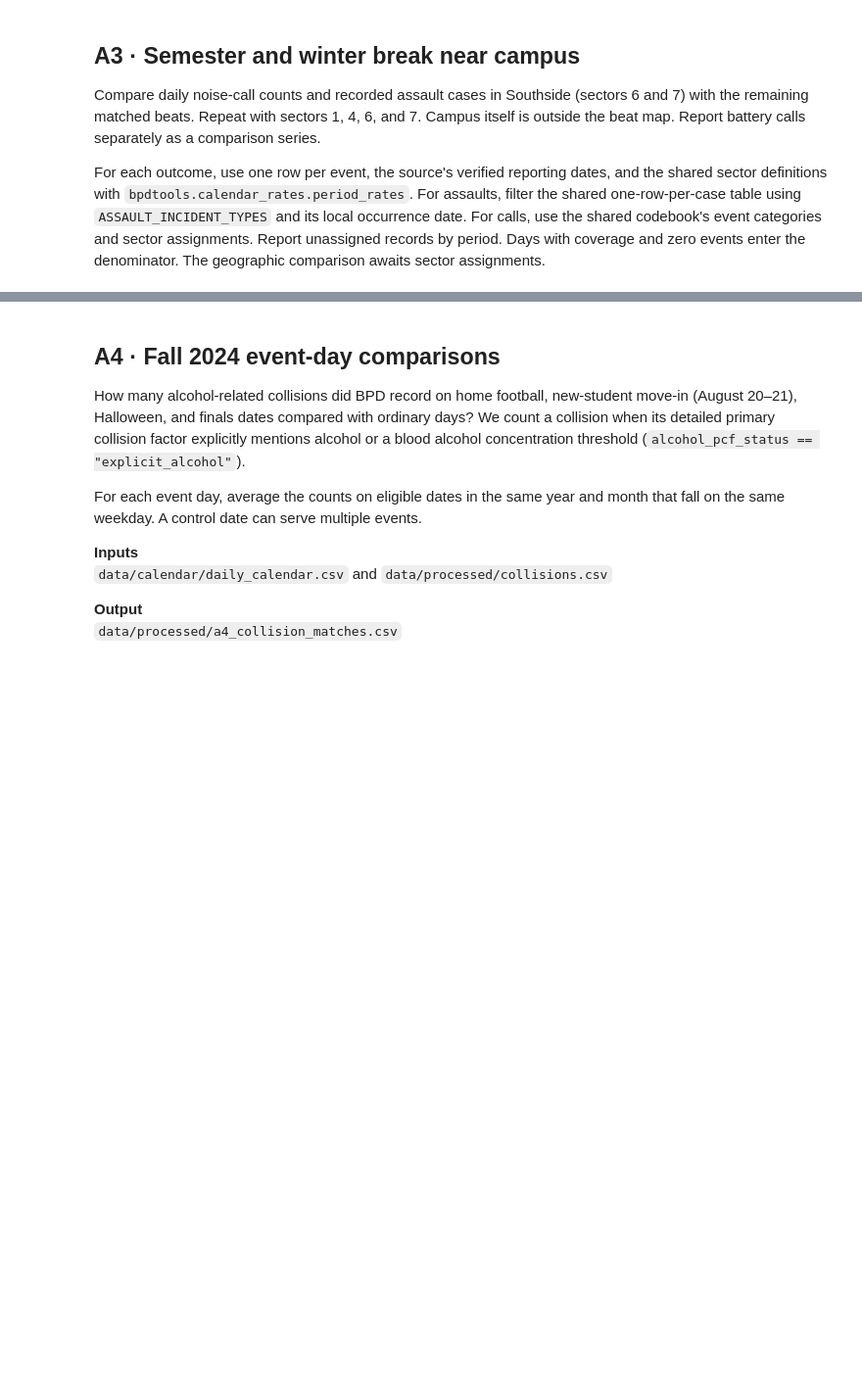
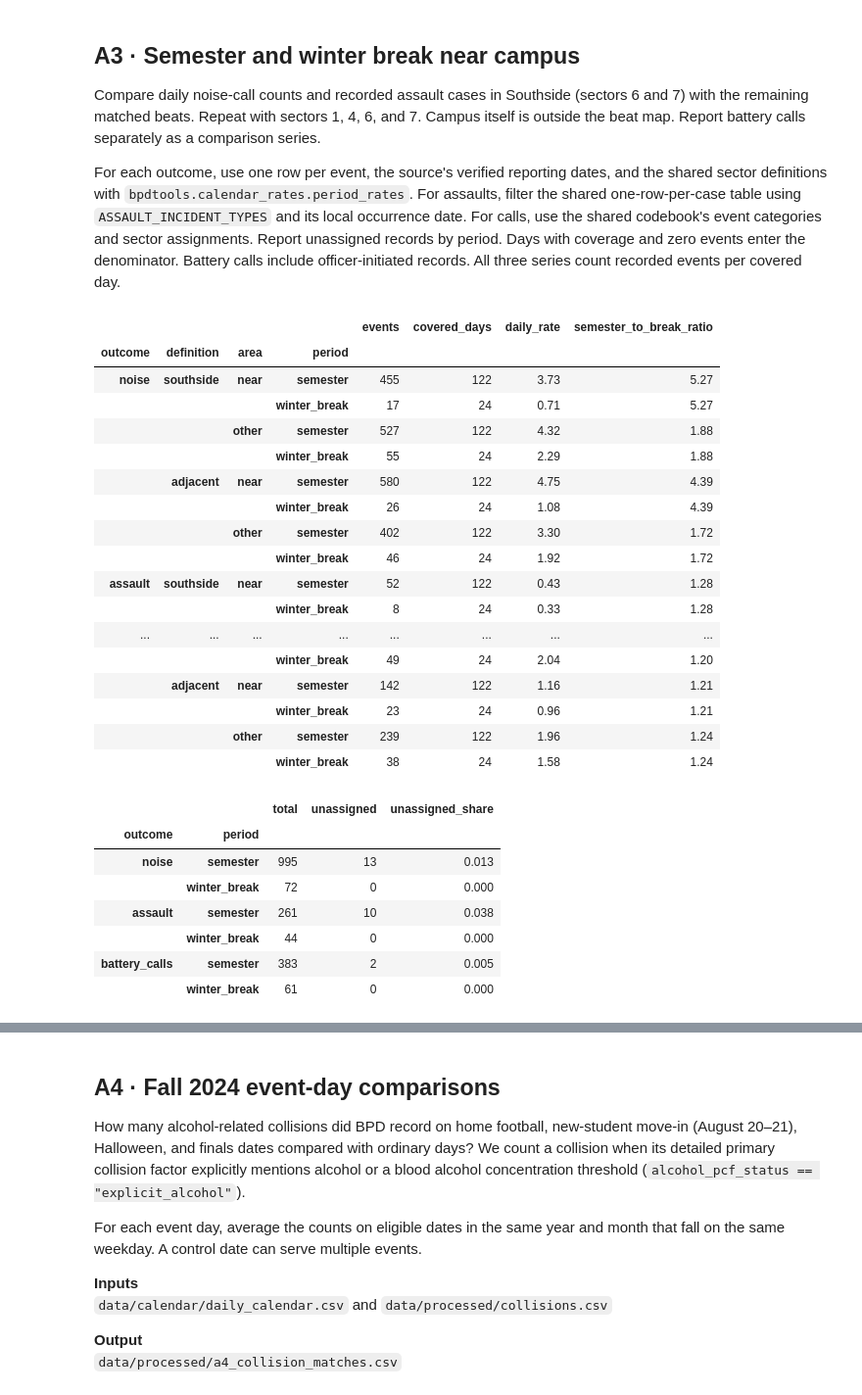
Before and after one commit to UCB-stat159-f26/final-project-team-16, a Jupyter notebook: notebooks/04_calendar.ipynb, the cells around one changed output, grey strips where cells are left out. Shown at 98% size. Saved outputs shown, nothing was run; the diff lists cells and outputs as text; code cells hidden in the pictures; blank space fills up the shorter version.

Commit message:
Compare semester and winter-break rates near campus

```diff
--- a/notebooks/04_calendar.ipynb
+++ b/notebooks/04_calendar.ipynb
@@ -19,4 +19,4 @@ A3 needs sector assignments and will report area-by-period rates and the number
 
 Compare daily noise-call counts and recorded assault cases in Southside (sectors 6 and 7) with the remaining matched beats. Repeat with sectors 1, 4, 6, and 7. Campus itself is outside the beat map. Report battery calls separately as a comparison series.
 
-For each outcome, use one row per event, the source's verified reporting dates, and the shared sector definitions with `bpdtools.calendar_rates.period_rates`. For assaults, filter the shared one-row-per-case table using `ASSAULT_INCIDENT_TYPES` and its local occurrence date. For calls, use the shared codebook's event categories and sector assignments. Report unassigned records by period. Days with coverage and zero events enter the denominator. The geographic comparison awaits sector assignments.
+For each outcome, use one row per event, the source's verified reporting dates, and the shared sector definitions with `bpdtools.calendar_rates.period_rates`. For assaults, filter the shared one-row-per-case table using `ASSAULT_INCIDENT_TYPES` and its local occurrence date. For calls, use the shared codebook's event categories and sector assignments. Report unassigned records by period. Days with coverage and zero events enter the denominator. Battery calls include officer-initiated records. All three series count recorded events per covered day.
@@ -22,0 +38,76 @@ For each outcome, use one row per event, the source's verified reporting dates,
+# %%
+from bpdtools.calendar_rates import period_rates
+from bpdtools.calls import covered_days
+from bpdtools.config import ASSAULT_INCIDENT_TYPES, BATTERY_CALL_TYPES, NOISE_CALL_TYPES
+from bpdtools.sectors import (
+    assign_case_sectors,
+    attach_address_sectors,
+    load_sector_features,
+)
+
+processed = inputs / "processed"
+lookup = pd.read_csv(processed / "address_sectors.csv", dtype={"block_key": str})
+calls = pd.read_csv(processed / "calls_2021_2025.csv.gz", parse_dates=["date"])
+cases = pd.read_csv(processed / "crime_cases_2021_2025.csv.gz", parse_dates=["date"])
+call_days = covered_days(calls["date"])
+case_days = covered_days(cases["date"])
+# Assign geography only to records in the study calendar.
+calls = calls.loc[calls.date.isin(calendar.index)]
+cases = cases.loc[
+    cases.date.isin(calendar.index) & cases.Incident_Type.isin(ASSAULT_INCIDENT_TYPES)
+]
+calls = attach_address_sectors(calls, lookup).set_index("Incident Number")
+cases = assign_case_sectors(cases, load_sector_features(), lookup).set_index(
+    "Case_Number"
+)
+outcomes = {
+    "noise": (calls.loc[calls["Call Type"].isin(NOISE_CALL_TYPES)], call_days),
+    "assault": (cases, case_days),
+    "battery_calls": (
+        calls.loc[calls["Call Type"].isin(BATTERY_CALL_TYPES)],
+        call_days,
+    ),
+}
+rate_tables = {}
+audit_tables = {}
+for outcome, (events_in_calendar, days) in outcomes.items():
+    for definition, sectors in {"southside": [6, 7], "adjacent": [1, 4, 6, 7]}.items():
+        rates, audit = period_rates(
+            events_in_calendar, calendar.reset_index(), days, sectors
+        )
+        rate_tables[outcome, definition] = rates
+        audit_tables[outcome] = (
+            audit  # Missing geography is independent of the near definition.
+        )
+rates = pd.concat(rate_tables, names=["outcome", "definition"])
+audit = pd.concat(audit_tables, names=["outcome"])
+rates.to_csv(processed / "a3_period_rates.csv")
+audit.to_csv(processed / "a3_unassigned.csv")
+display(rates.round(2), audit.round(3))
+# %% [output]
+|  |  |  |  | events | covered_days | daily_rate | semester_to_break_ratio |
+| outcome | definition | area | period |  |  |  |  |
+| noise | southside | near | semester | 455 | 122 | 3.73 | 5.27 |
+|  |  |  | winter_break | 17 | 24 | 0.71 | 5.27 |
+|  |  | other | semester | 527 | 122 | 4.32 | 1.88 |
+|  |  |  | winter_break | 55 | 24 | 2.29 | 1.88 |
+|  | adjacent | near | semester | 580 | 122 | 4.75 | 4.39 |
+|  |  |  | winter_break | 26 | 24 | 1.08 | 4.39 |
+|  |  | other | semester | 402 | 122 | 3.30 | 1.72 |
+|  |  |  | winter_break | 46 | 24 | 1.92 | 1.72 |
+| assault | southside | near | semester | 52 | 122 | 0.43 | 1.28 |
+|  |  |  | winter_break | 8 | 24 | 0.33 | 1.28 |
+| ... | ... | ... | ... | ... | ... | ... | ... |
+|  |  |  | winter_break | 49 | 24 | 2.04 | 1.20 |
+|  | adjacent | near | semester | 142 | 122 | 1.16 | 1.21 |
+|  |  |  | winter_break | 23 | 24 | 0.96 | 1.21 |
+|  |  | other | semester | 239 | 122 | 1.96 | 1.24 |
+|  |  |  | winter_break | 38 | 24 | 1.58 | 1.24 |
+|  |  | total | unassigned | unassigned_share |
+| outcome | period |  |  |  |
+| noise | semester | 995 | 13 | 0.013 |
+|  | winter_break | 72 | 0 | 0.000 |
+| assault | semester | 261 | 10 | 0.038 |
+|  | winter_break | 44 | 0 | 0.000 |
+| battery_calls | semester | 383 | 2 | 0.005 |
+|  | winter_break | 61 | 0 | 0.000 |
```
Also changed, not shown: parts of 4 cells of this notebook, 2 other files.
